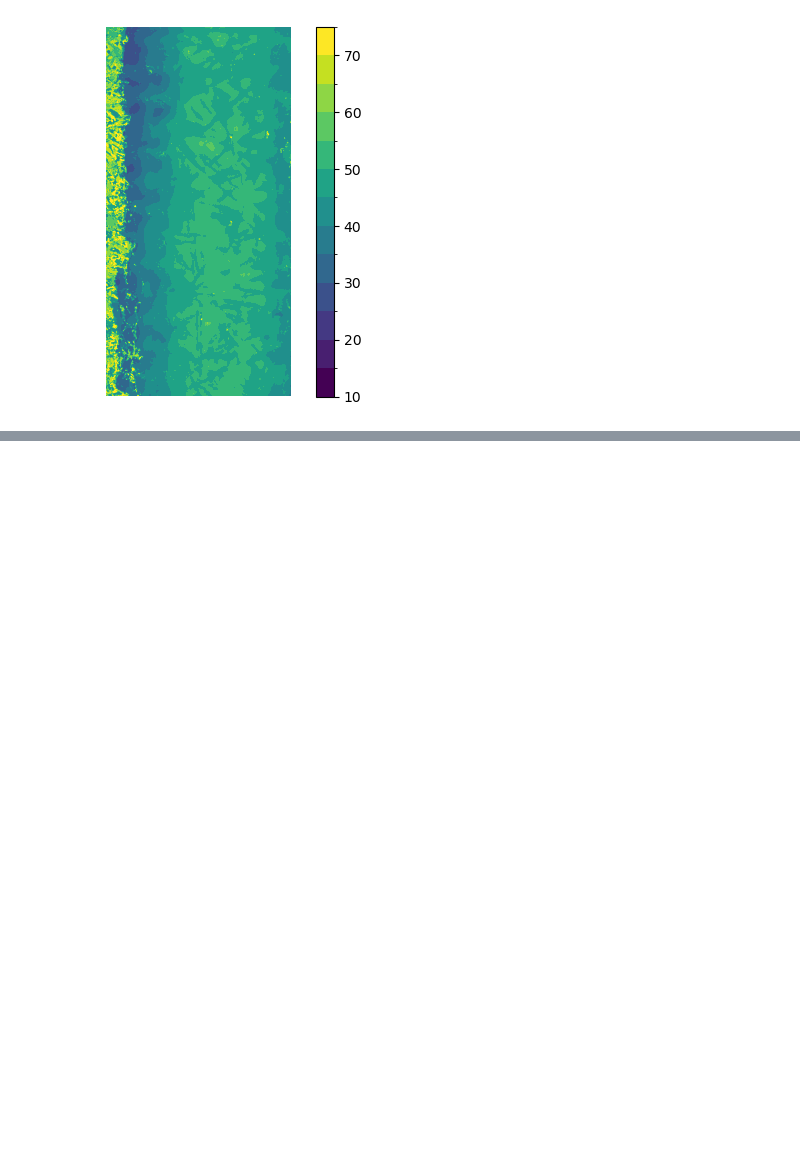
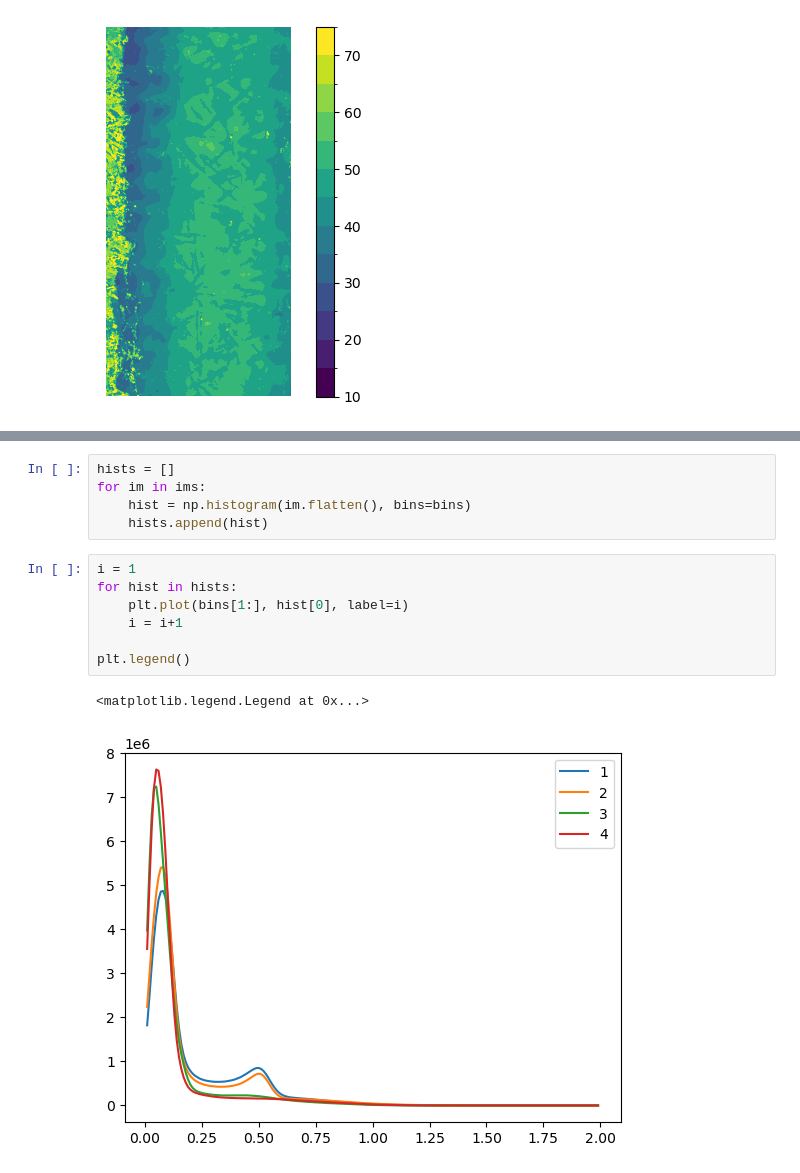
Before and after one commit to Pescatore23/coely_postmortem, a Jupyter notebook: 99_testing.ipynb, the cells around one changed output, grey strips where cells are left out. Cells and saved outputs as stored; diff of their text form; blank space fills up the shorter version.

```diff
--- a/99_testing.ipynb
+++ b/99_testing.ipynb
@@ -269,0 +297,15 @@ plt.axis('off')
+# %%
+hists = []
+for im in ims:
+    hist = np.histogram(im.flatten(), bins=bins)
+    hists.append(hist)
+# %%
+i = 1
+for hist in hists:
+    plt.plot(bins[1:], hist[0], label=i)
+    i = i+1
+
+plt.legend()
+# %% [output]
+<matplotlib.legend.Legend at 0x...>
+[figure, added]
```
Also changed, not shown: parts of 8 cells of this notebook, 2 other files.
